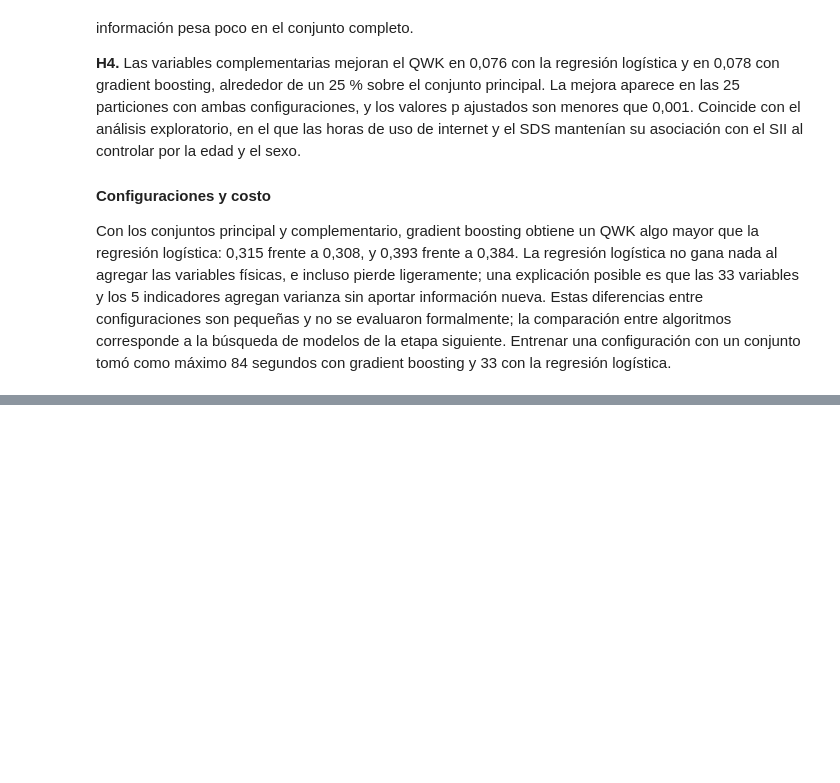
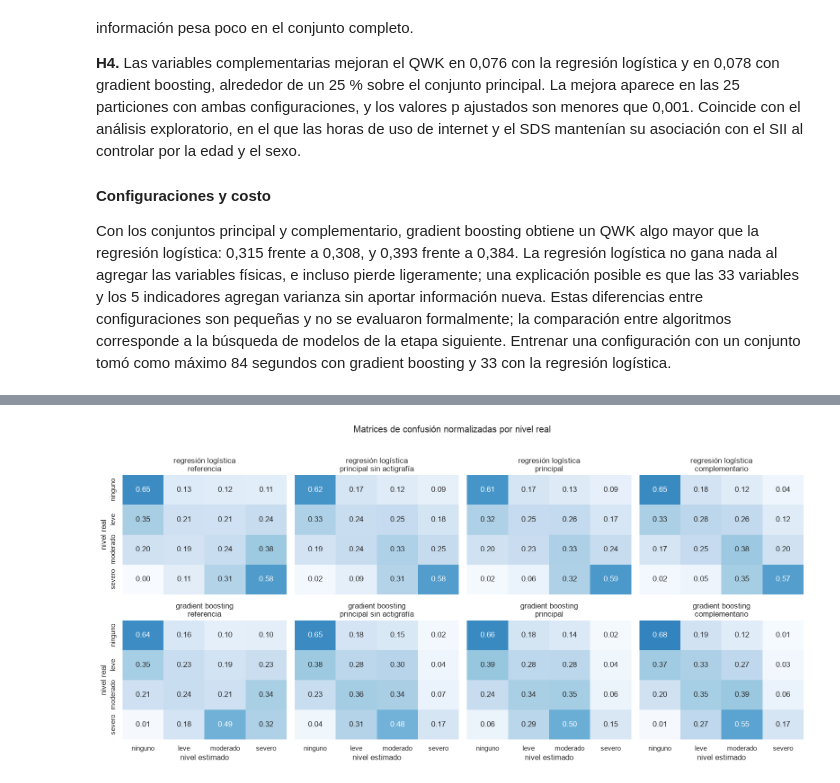
Before and after one commit to juanestebancg2806/piu-severity-prediction, a Jupyter notebook: notebooks/02_experimentos_iniciales.ipynb, the cells around one changed output, grey strips where cells are left out. Saved outputs shown, nothing was run; the diff lists cells and outputs as text; code cells hidden in the pictures; blank space fills up the shorter version.

```diff
--- a/notebooks/02_experimentos_iniciales.ipynb
+++ b/notebooks/02_experimentos_iniciales.ipynb
@@ -848,0 +860,20 @@ Con los conjuntos principal y complementario, gradient boosting obtiene un QWK a
+# %%
+def tabla_por_nivel(configuracion: str) -> pd.DataFrame:
+    """Resume el recall y la subestimación de una configuración en cada conjunto."""
+    columnas = {}
+    for conjunto in ORDEN_CONJUNTOS:
+        pliegues, predicciones = resultados[(configuracion, conjunto)]
+        agregado = aggregate_repeats(summarize_by_repeat(pliegues, predicciones))
+        columnas[NOMBRES_CONJUNTOS[conjunto]] = {
+            METRICAS_ES[metrica]: (
+                f"{agregado.at[metrica, 'mean']:.3f} ± {agregado.at[metrica, 'std']:.3f}"
+            )
+            for metrica in METRICAS_ES
+            if metrica != "qwk"
+        }
+    return pd.DataFrame(columnas)
+
+
+for configuracion in CONFIGURACIONES:
+    print(configuracion)
+    display(tabla_por_nivel(configuracion))
@@ -848,0 +897,34 @@ Con los conjuntos principal y complementario, gradient boosting obtiene un QWK a
+# %%
+ETIQUETAS_NIVEL = list(NIVELES_SII.values())
+
+fig, ejes = plt.subplots(
+    len(CONFIGURACIONES), len(ORDEN_CONJUNTOS), figsize=(16, 7.5), sharex=True, sharey=True
+)
+for fila, configuracion in enumerate(CONFIGURACIONES):
+    for columna, conjunto in enumerate(ORDEN_CONJUNTOS):
+        _, predicciones = resultados[(configuracion, conjunto)]
+        matriz = mean_confusion_matrix(predicciones)
+        ax = ejes[fila, columna]
+        sns.heatmap(
+            matriz,
+            annot=True,
+            fmt=".2f",
+            vmin=0,
+            vmax=1,
+            cmap="Blues",
+            cbar=False,
+            xticklabels=ETIQUETAS_NIVEL,
+            yticklabels=ETIQUETAS_NIVEL,
+            ax=ax,
+        )
+        ax.set(
+            title=f"{configuracion}\n{NOMBRES_CONJUNTOS[conjunto]}",
+            xlabel="nivel estimado" if fila == len(CONFIGURACIONES) - 1 else "",
+            ylabel="nivel real" if columna == 0 else "",
+        )
+fig.suptitle("Matrices de confusión normalizadas por nivel real", y=1.02)
+fig.tight_layout()
+save_figure(fig, "matrices_confusion_por_conjunto", FIGURAS)
+plt.show()
+# %% [output]
+[figure, added]
```
Also changed, not shown: parts of 6 cells of this notebook, 1 other file.
